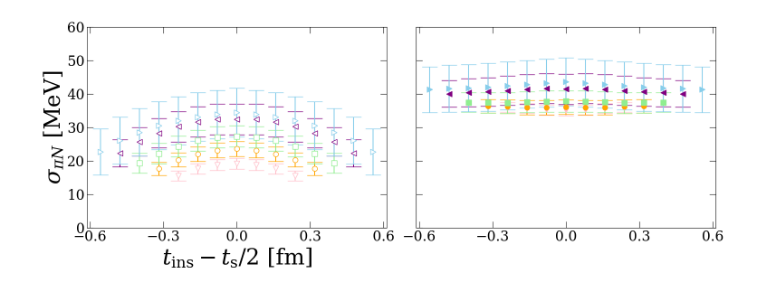
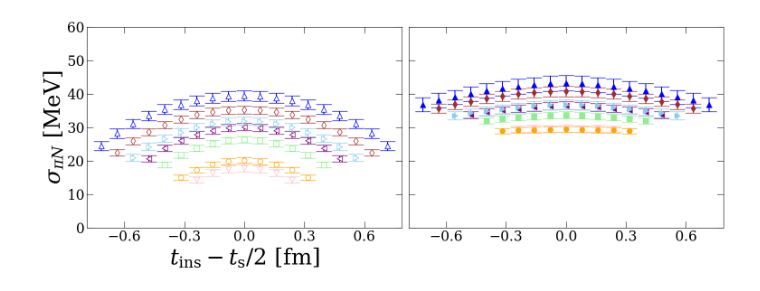
Before and after one commit to lee14916/glwc2, a Jupyter notebook: project2/01_Nsgm/earlyTest.ipynb, the cells around one changed output. Cells and saved outputs as stored; diff of their text form; code cells hidden in the pictures.

```diff
--- a/project2/01_Nsgm/earlyTest.ipynb
+++ b/project2/01_Nsgm/earlyTest.ipynb
@@ -218,9 +218,10 @@ xlabel_fit=r'$t_{\mathrm{ins,min}}$ [fm]'
 
 
 
-tfs=[8,10,12,14,16]
+tfs=[8,10,12,14,16,18,20]
 
-diags=yu.diags_all #- {'B3pt','W3pt','Z3pt'}
+diags=yu.diags_all - {'B3pt','W3pt','Z3pt','NJN-pi0i','NJN-pi0f'}
+diags=yu.diags_all - {'NJN-pi0i','NJN-pi0f'}
 # diags=yu.diags_jLoopless
 ops=['g;0,0,0;G1g;a;l1;p','g;0,0,0;G1g;N0sgm0,a;l1;p,sgm']
 # ops=['g;0,0,1;G1;a;l1;p','g;0,0,1;G1;N1sgm0,a;l1;p,sgm']
@@ -238,7 +239,7 @@ ratio=[np.real(c3ptM[i_tf][:,:,0,0])/np.real(c2ptM[:,tf,0,0][:,None]) for i_tf,t
 # pars_jk,chi2_jk,Ndof=yu.jackfit(fitfunc,np.transpose(ratioSum),[-100,50])
 # print(np.mean(chi2_jk)/Ndof)
 
-GEVP_t0=3
+GEVP_t0=2
 def func(c2ptM):
     evals,evecs=yu.GEVP(c2ptM,GEVP_t0)
     En=np.log(evals/np.roll(evals,-1,axis=0))
@@ -293,31 +294,31 @@ for i_tf,tf in enumerate(tfs):
 # plt_x=np.array([11,14])*xunit; plt_y=mean[1]*yunit; plt_error=err[1]*yunit
 # ax.fill_between(plt_x,plt_y-plt_error,plt_y+plt_error,color=color,alpha=0.2)
 
 
 case='GEVP'
 mfc={'noGEVP':'white','GEVP':None}[case]
 ax=axs[0,1]
 for i_tf,tf in enumerate(tfs):
     color=colorMap_rainbow[tf]
     marker=markerMap[tf]
     mean,err=yu.jackme(ratioGEVP[i_tf])
     plt_x=np.arange(1 - tf//2,tf//2)*xunit; plt_y=mean[1:tf]*yunit; plt_yerr=err[1:tf]*yunit
     ax.errorbar(plt_x,plt_y,plt_yerr,color=color,mfc=mfc,marker=marker,label=f'{tf}')
 
 # ax.legend(loc='upper center',ncol=len(tfs),fontsize=16,framealpha=0)
 
 
 
 axs[0,0].set_ylim([0,60])
 
 # axs[0,0].set_ylim([15,65])
 # axs[0,0].axhline(40,linestyle='--')
 # axs[0,0].axhline(60,linestyle='--')
 
 axs[0,0].set_xlabel(xlabel_rainbow,fontsize=35)
 axs[0,0].set_xticks(xticks_rainbow)
 
 axs[0,0].set_ylabel(r'$\sigma_{\pi N}$ [MeV]',fontsize=35)
 plt.tight_layout()
 # %% [output]
-[figure, old version]
+[figure, new version]
```
Also changed, not shown: parts of 1 cell of this notebook, 9 other files.
